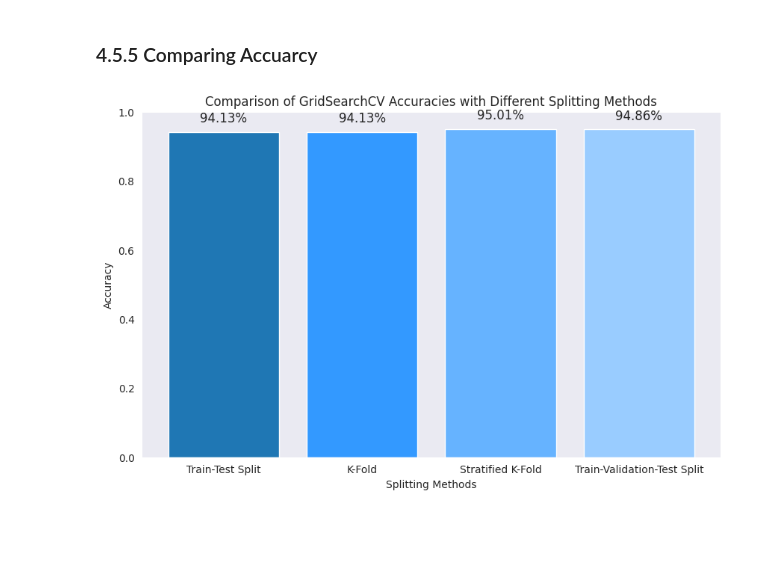
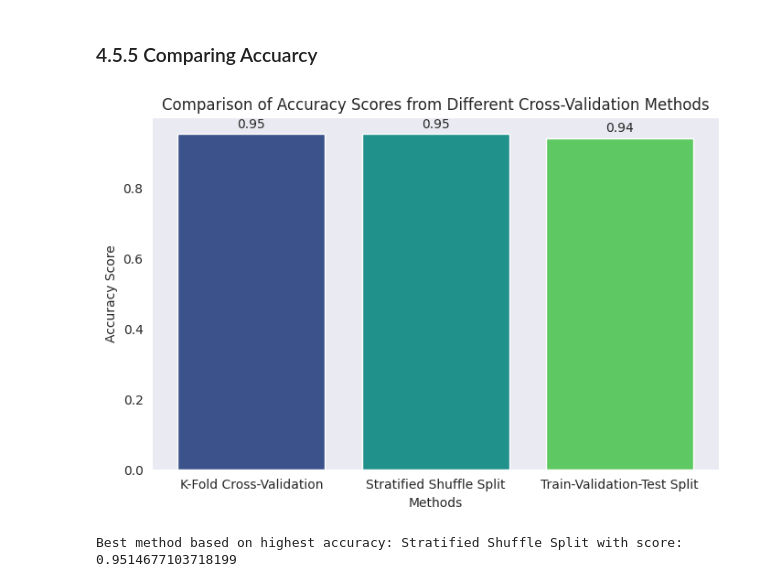
Before and after one commit to YasminaNasser/Stroke-Prediction-Data-Mining, a Jupyter notebook: Stroke_Prediction_Phase_2.ipynb, the cells around one changed output. Saved outputs shown, nothing was run; the diff lists cells and outputs as text; code cells hidden in the pictures; blank space fills up the shorter version.

```diff
--- a/Stroke_Prediction_Phase_2.ipynb
+++ b/Stroke_Prediction_Phase_2.ipynb
@@ -1773,30 +1833,36 @@ print("Best Score (Train-Validation-Test Split):", gridKNN_train_val_test.best_s
 # %% [markdown]
 ### 4.5.5 Comparing Accuarcy
-# %%
-import matplotlib.pyplot as plt
-
-# Collect the best scores from each grid search
-methods = ['Train-Test Split', 'K-Fold', 'Stratified K-Fold', 'Train-Validation-Test Split']
-scores = [
-    gridKNN_train_test.best_score_,
-    gridKNN_k_fold.best_score_,
-    gridKNN_stratified_k_fold.best_score_,
-    gridKNN_train_val_test.best_score_
-]
-
-# Create a bar chart to compare the scores
-plt.figure(figsize=(10, 6))
-bars = plt.bar(methods, scores, color=['#1f77b4', '#3399ff', '#66b3ff', '#99ccff'])
-
-# Add percentage labels on top of each bar
-for bar in bars:
-    yval = bar.get_height()
-    plt.text(bar.get_x() + bar.get_width()/2, yval + 0.02, f'{yval*100:.2f}%', ha='center', va='bottom', fontsize=12)
-
-plt.xlabel('Splitting Methods')
-plt.ylabel('Accuracy')
-plt.title('Comparison of GridSearchCV Accuracies with Different Splitting Methods')
-plt.ylim(0, 1)  # To ensure the accuracy is within the 0 to 1 range
-plt.show()
-# %% [output]
-[figure, removed]
+# %%
+import matplotlib.pyplot as plt
+import seaborn as sns
+
+# Compare the methods based on accuracy scores
+scores = {'K-Fold Cross-Validation': kf_score,
+          'Stratified Shuffle Split': sss_score,
+          'Train-Validation-Test Split': test_score_train_val}
+
+# Plot the comparison using a bar chart
+methods = list(scores.keys())
+accuracy_scores = list(scores.values())
+viridis_colors = sns.color_palette("viridis", len(methods))
+
+plt.figure(figsize=(8, 5))
+plt.bar(methods, accuracy_scores, color=viridis_colors)
+
+# Adding labels and title
+plt.xlabel('Methods')
+plt.ylabel('Accuracy Score')
+plt.title('Comparison of Accuracy Scores from Different Cross-Validation Methods')
+
+# Display the accuracy values on top of the bars
+for i, v in enumerate(accuracy_scores):
+    plt.text(i, v + 0.01, f"{v:.2f}", ha='center', va='bottom', fontsize=10)
+
+plt.show()
+
+# Optionally, print the best method
+best_method = max(scores, key=scores.get)
+print(f"\nBest method based on highest accuracy: {best_method} with score: {scores[best_method]}")
+# %% [output]
+[figure, added]
+Best method based on highest accuracy: Stratified Shuffle Split with score: 0.9514677103718199
```
Also changed, not shown: parts of 13 cells of this notebook.
